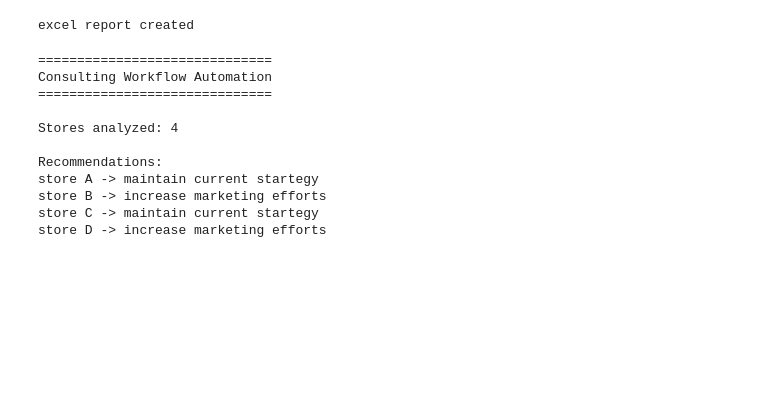
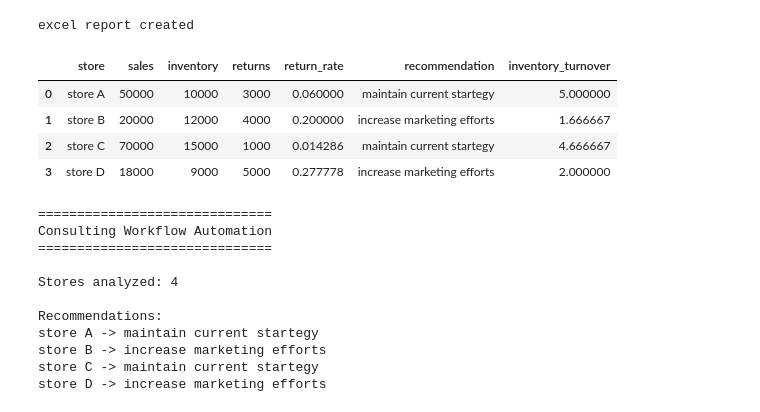
Before and after one commit to LohanVaddepally/Consulting-Workflow-Automation, a Jupyter notebook: Consulting_workflow.ipynb, the cells around one changed output. Drawn from its saved outputs; the diff is of its cells as text; code cells hidden in the pictures; blank space fills up the shorter version.

```diff
--- a/Consulting_workflow.ipynb
+++ b/Consulting_workflow.ipynb
@@ -79,6 +82,17 @@ df.to_excel(
 print("excel report created")
 # %% [output]
 excel report created
+# %%
+df["inventory_turnover"] = (
+    df["sales"] / df["inventory"]
+)
+df
+# %% [output]
+|  | store | sales | inventory | returns | return_rate | recommendation | inventory_turnover |
+| 0 | store A | 50000 | 10000 | 3000 | 0.060000 | maintain current startegy | 5.000000 |
+| 1 | store B | 20000 | 12000 | 4000 | 0.200000 | increase marketing efforts | 1.666667 |
+| 2 | store C | 70000 | 15000 | 1000 | 0.014286 | maintain current startegy | 4.666667 |
+| 3 | store D | 18000 | 9000 | 5000 | 0.277778 | increase marketing efforts | 2.000000 |
 # %%
 print("==============================")
 print("Consulting Workflow Automation")
```
Also changed, not shown: parts of 2 cells of this notebook.
